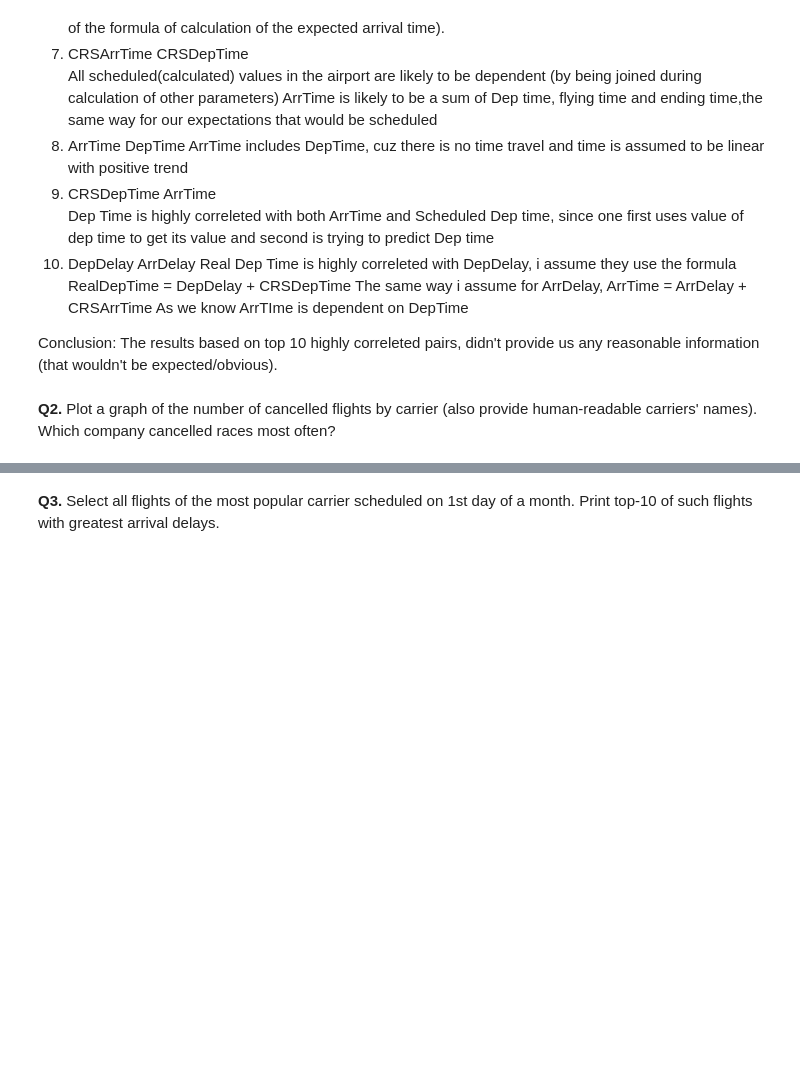
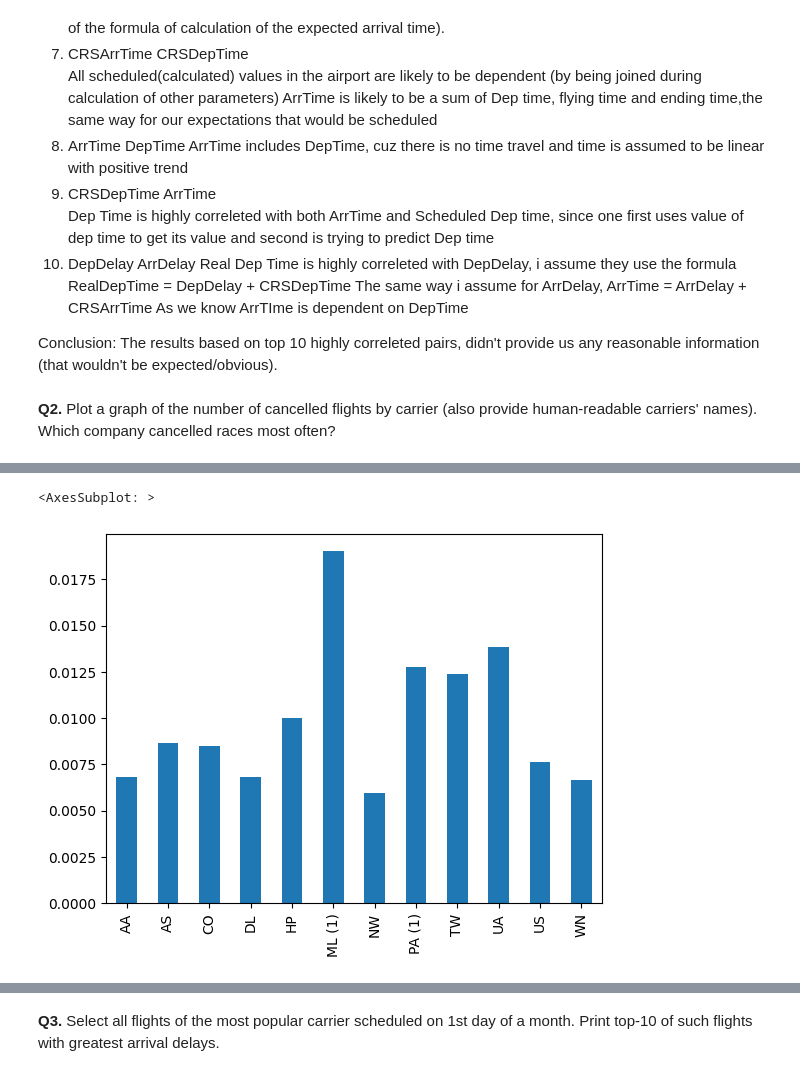
Before and after one commit to CodeForse/ds1_final_exam, a Jupyter notebook: response.ipynb, the cells around one changed output, grey strips where cells are left out. Saved outputs shown, nothing was run; the diff lists cells and outputs as text; code cells hidden in the pictures; blank space fills up the shorter version.

```diff
--- a/response.ipynb
+++ b/response.ipynb
@@ -203,0 +221,6 @@ dtype: object
+# %%
+carrier_counts = df.groupby('UniqueCarrier')['Cancelled'].sum().divide(df['UniqueCarrier'].value_counts())
+carrier_counts.plot(kind='bar', x='UniqueCarrier')
+# %% [output]
+<AxesSubplot: >
+[figure, added]
```
Also changed, not shown: parts of 13 cells of this notebook.
